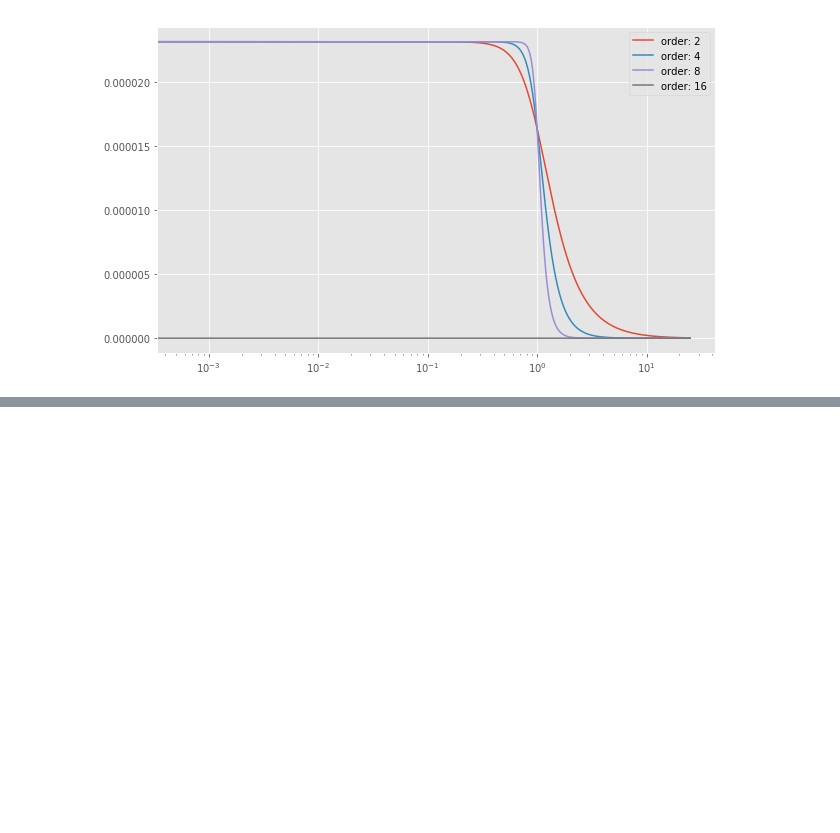
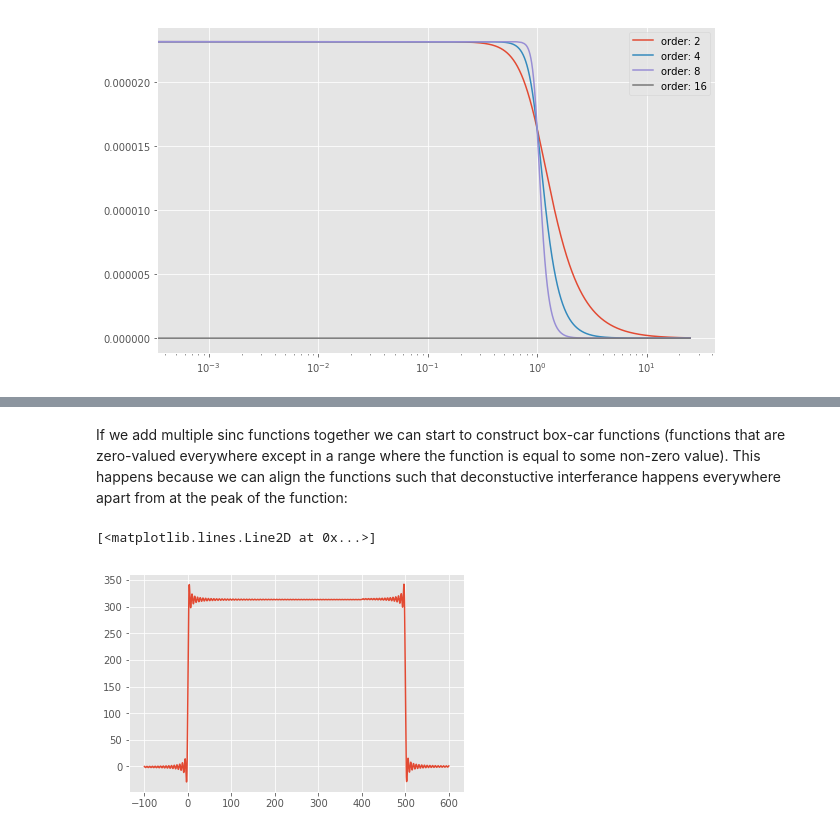
Before and after one commit to calum-chamberlain/GPHS445_notebooks, a Jupyter notebook: 1_Processing_and_recording/4_Filtering_Resampling.ipynb, the cells around one changed output, grey strips where cells are left out. Saved outputs shown, nothing was run; the diff lists cells and outputs as text; code cells hidden in the pictures; blank space fills up the shorter version.

```diff
--- a/1_Processing_and_recording/4_Filtering_Resampling.ipynb
+++ b/1_Processing_and_recording/4_Filtering_Resampling.ipynb
@@ -346,0 +460,15 @@ better/different ways to change the sampling rate of data...
+# %% [markdown]
+If we add multiple sinc functions together we can start to construct box-car functions (functions that are zero-valued everywhere except in a range where the function is equal to some
+non-zero value).  This happens because we can align the functions such that deconstuctive
+interferance happens everywhere apart from at the peak of the function:
+# %%
+x = np.arange(-100, 600, 0.01)
+y = np.zeros_like(x)
+sinc = np.sin(x) / x
+y += sinc
+for shift_no in range(1, 50000):
+    y[shift_no:] += sinc[0:-shift_no]
+plt.plot(x, y)
+# %% [output]
+[<matplotlib.lines.Line2D at 0x...>]
+[figure, added]
```
Also changed, not shown: parts of 12 cells of this notebook, 5 other files.
